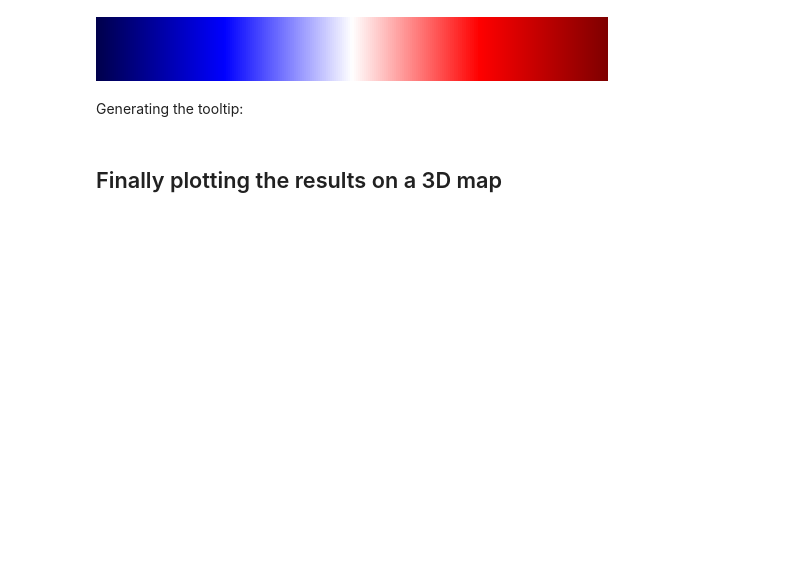
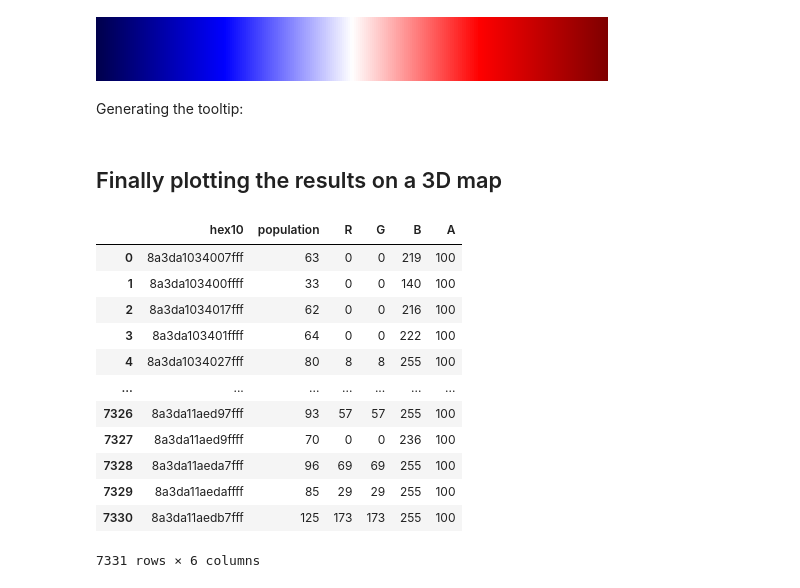
Before and after one commit to kavyajeetbora/CityHealthMonitor, a Jupyter notebook: development/population_estimate.ipynb, the cells around one changed output. Saved outputs shown, nothing was run; the diff lists cells and outputs as text; code cells hidden in the pictures; blank space fills up the shorter version.

```diff
--- a/development/population_estimate.ipynb
+++ b/development/population_estimate.ipynb
@@ -267,5 +243,21 @@ tooltip = {
     }
 # %% [markdown]
 ## Finally plotting the results on a 3D map
+# %%
+xdf
+# %% [output]
+|  | hex10 | population | R | G | B | A |
+| 0 | 8a3da1034007fff | 63 | 0 | 0 | 219 | 100 |
+| 1 | 8a3da103400ffff | 33 | 0 | 0 | 140 | 100 |
+| 2 | 8a3da1034017fff | 62 | 0 | 0 | 216 | 100 |
+| 3 | 8a3da103401ffff | 64 | 0 | 0 | 222 | 100 |
+| 4 | 8a3da1034027fff | 80 | 8 | 8 | 255 | 100 |
+| ... | ... | ... | ... | ... | ... | ... |
+| 7326 | 8a3da11aed97fff | 93 | 57 | 57 | 255 | 100 |
+| 7327 | 8a3da11aed9ffff | 70 | 0 | 0 | 236 | 100 |
+| 7328 | 8a3da11aeda7fff | 96 | 69 | 69 | 255 | 100 |
+| 7329 | 8a3da11aedaffff | 85 | 29 | 29 | 255 | 100 |
+| 7330 | 8a3da11aedb7fff | 125 | 173 | 173 | 255 | 100 |
+7331 rows × 6 columns
 # %%
 ## Apply the colormap to the dataframe
```
Also changed, not shown: parts of 22 cells of this notebook.
